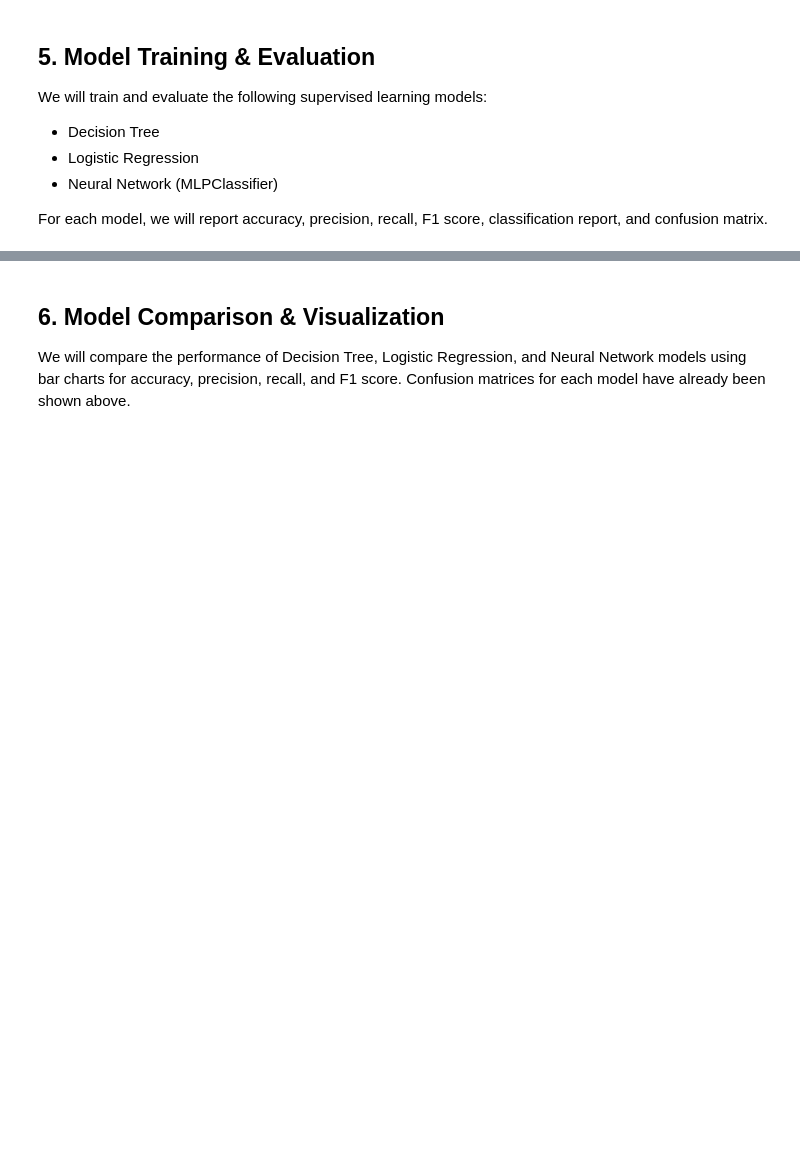
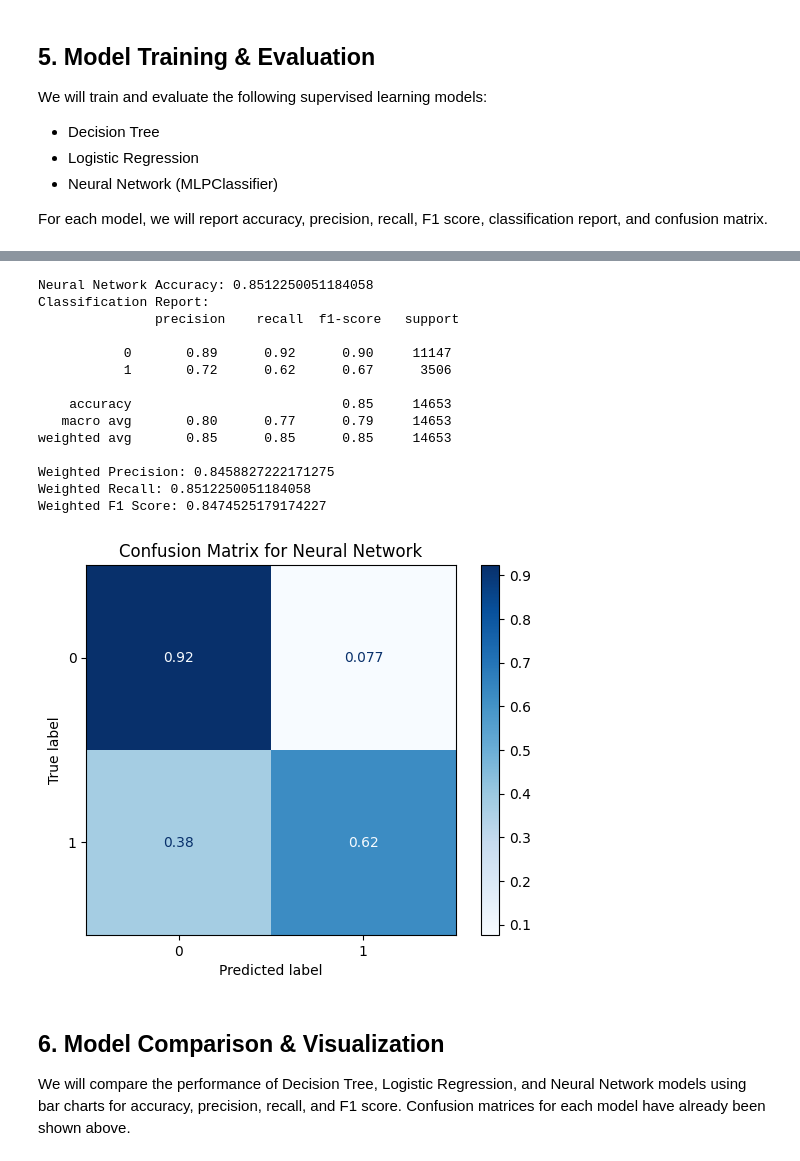
Before and after one commit to uzicodes/Adult_Income_ML_Predictor, a Jupyter notebook: adult_income.ipynb, the cells around one changed output, grey strips where cells are left out. Drawn from its saved outputs; the diff is of its cells as text; code cells hidden in the pictures; blank space fills up the shorter version.

```diff
--- a/adult_income.ipynb
+++ b/adult_income.ipynb
@@ -302,3 +319,54 @@ Neural Network Weighted Average F1 Score: 0.8483447201444761
+# %%
+# --- Encode target if needed ---
+if y_train.dtype == 'object' or not pd.api.types.is_integer_dtype(y_train):
+    le = LabelEncoder()
+    y_train_encoded = le.fit_transform(y_train)
+    y_test_encoded = le.transform(y_test)
+else:
+    y_train_encoded = y_train
+    y_test_encoded = y_test
+    le = None
+
+# --- Train Neural Network ---
+mlp_model = MLPClassifier(hidden_layer_sizes=(100,), max_iter=300, random_state=42)
+mlp_model.fit(X_train, y_train_encoded)
+mlp_pred = mlp_model.predict(X_test if le is None else y_test_encoded)
+
+# --- Evaluate performance ---
+mlp_accuracy = accuracy_score(y_test_encoded, mlp_pred)
+mlp_precision = precision_score(y_test_encoded, mlp_pred, average='weighted', zero_division=1)
+mlp_recall = recall_score(y_test_encoded, mlp_pred, average='weighted')
+mlp_f1 = f1_score(y_test_encoded, mlp_pred, average='weighted')
+
+print('Neural Network Accuracy:', mlp_accuracy)
+print('Classification Report:\n', classification_report(y_test_encoded, mlp_pred, zero_division=1))
+print('Weighted Precision:', mlp_precision)
+print('Weighted Recall:', mlp_recall)
+print('Weighted F1 Score:', mlp_f1)
+
+# --- Confusion Matrix ---
+cm = confusion_matrix(y_test_encoded, mlp_pred, normalize='true')
+unique_labels = np.unique(y_test_encoded)
+disp = ConfusionMatrixDisplay(confusion_matrix=cm, display_labels=unique_labels)
+disp.plot(cmap=plt.cm.Blues)
+plt.title('Confusion Matrix for Neural Network')
+plt.show()
+# %% [output]
+Neural Network Accuracy: 0.8512250051184058
+Classification Report:
+               precision    recall  f1-score   support
+
+           0       0.89      0.92      0.90     11147
+           1       0.72      0.62      0.67      3506
+
+    accuracy                           0.85     14653
+   macro avg       0.80      0.77      0.79     14653
+weighted avg       0.85      0.85      0.85     14653
+
+Weighted Precision: 0.8458827222171275
+Weighted Recall: 0.8512250051184058
+Weighted F1 Score: 0.8474525179174227
+[figure, added]
 # %% [markdown]
 ## 6. Model Comparison & Visualization
 We will compare the performance of Decision Tree, Logistic Regression, and Neural Network models using bar charts for accuracy, precision, recall, and F1 score. Confusion matrices for each model have already been shown above.
```
Also changed, not shown: parts of 17 cells of this notebook.
